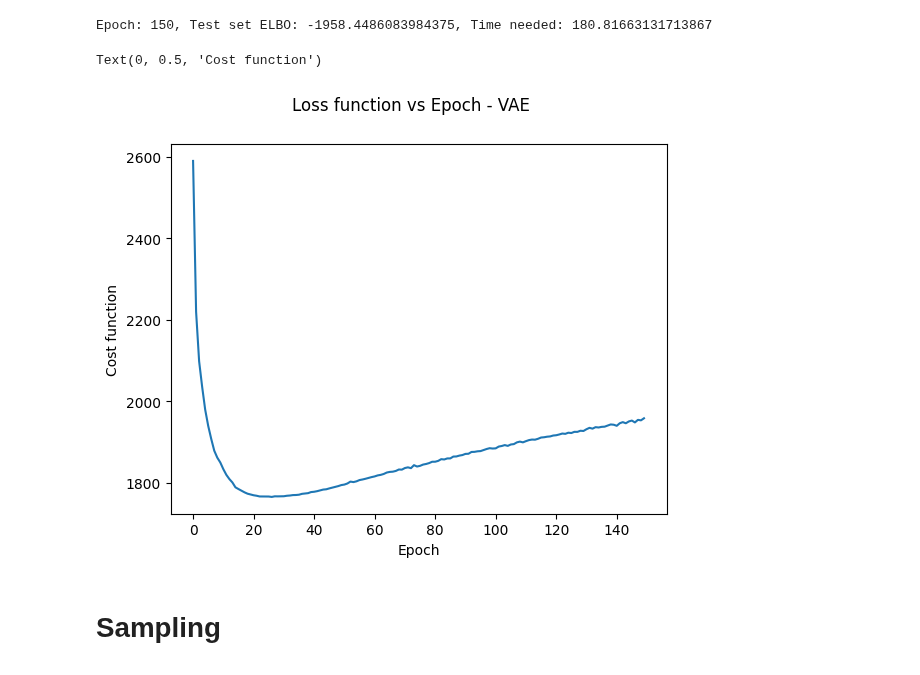
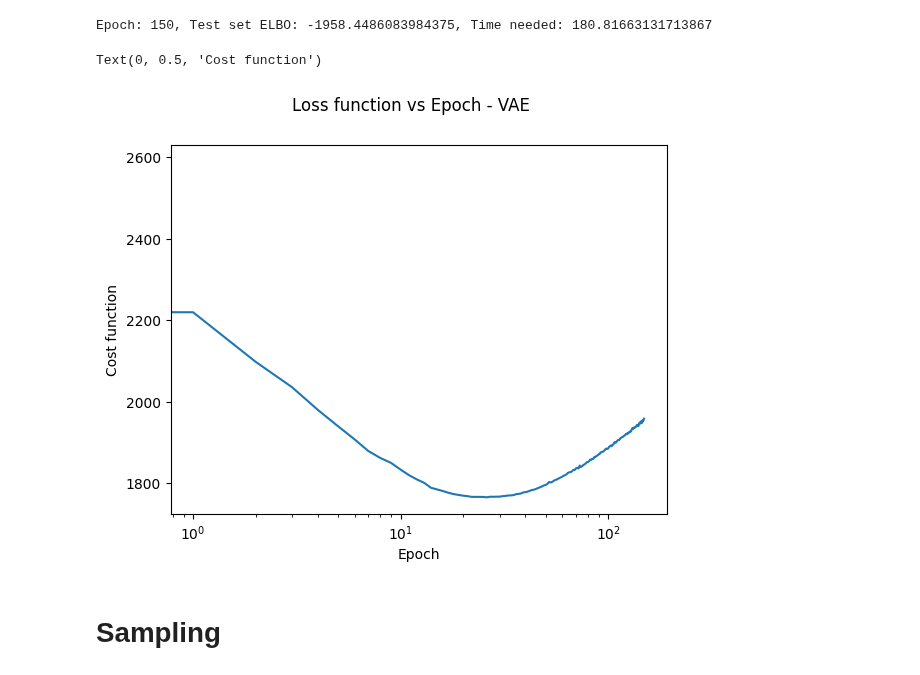
Before and after one commit to pSzyc/Ising, a Jupyter notebook: Model/VAE.ipynb, the cells around one changed output. Cells and saved outputs as stored; diff of their text form; code cells hidden in the pictures.

```diff
--- a/Model/VAE.ipynb
+++ b/Model/VAE.ipynb
@@ -198,11 +198,12 @@ Epoch: 150, Test set ELBO: -1958.4486083984375, Time needed: 180.81663131713867
 # %%
 plt.suptitle("Loss function vs Epoch - VAE")
 plt.plot(loss_list)
 plt.xlabel("Epoch")
+plt.xscale("log")
 plt.ylabel("Cost function")
 # %% [output]
 Text(0, 0.5, 'Cost function')
-[figure, old version]
+[figure, new version]
 # %%
 import glob
 import contextlib
```
Also changed, not shown: parts of 4 cells of this notebook.
